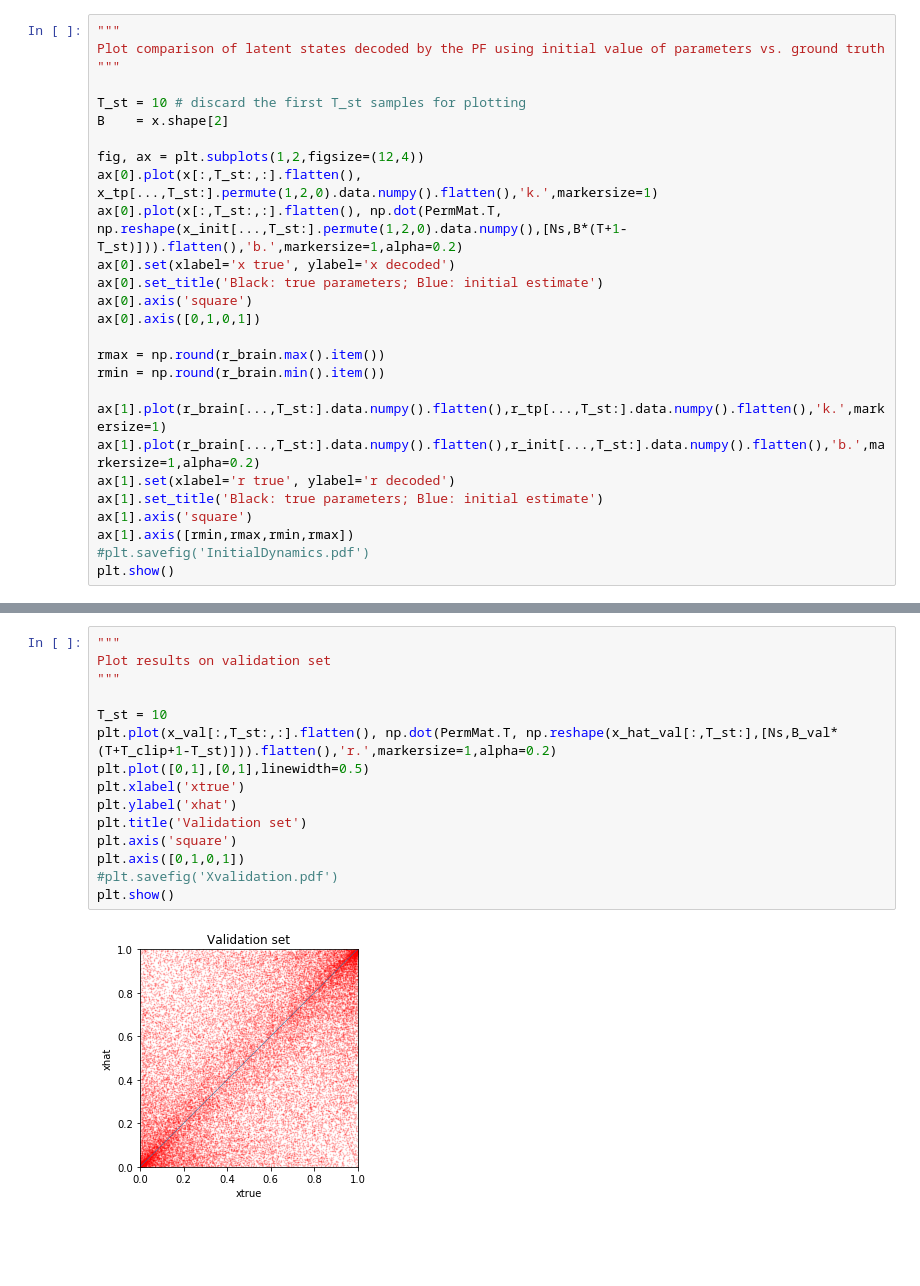
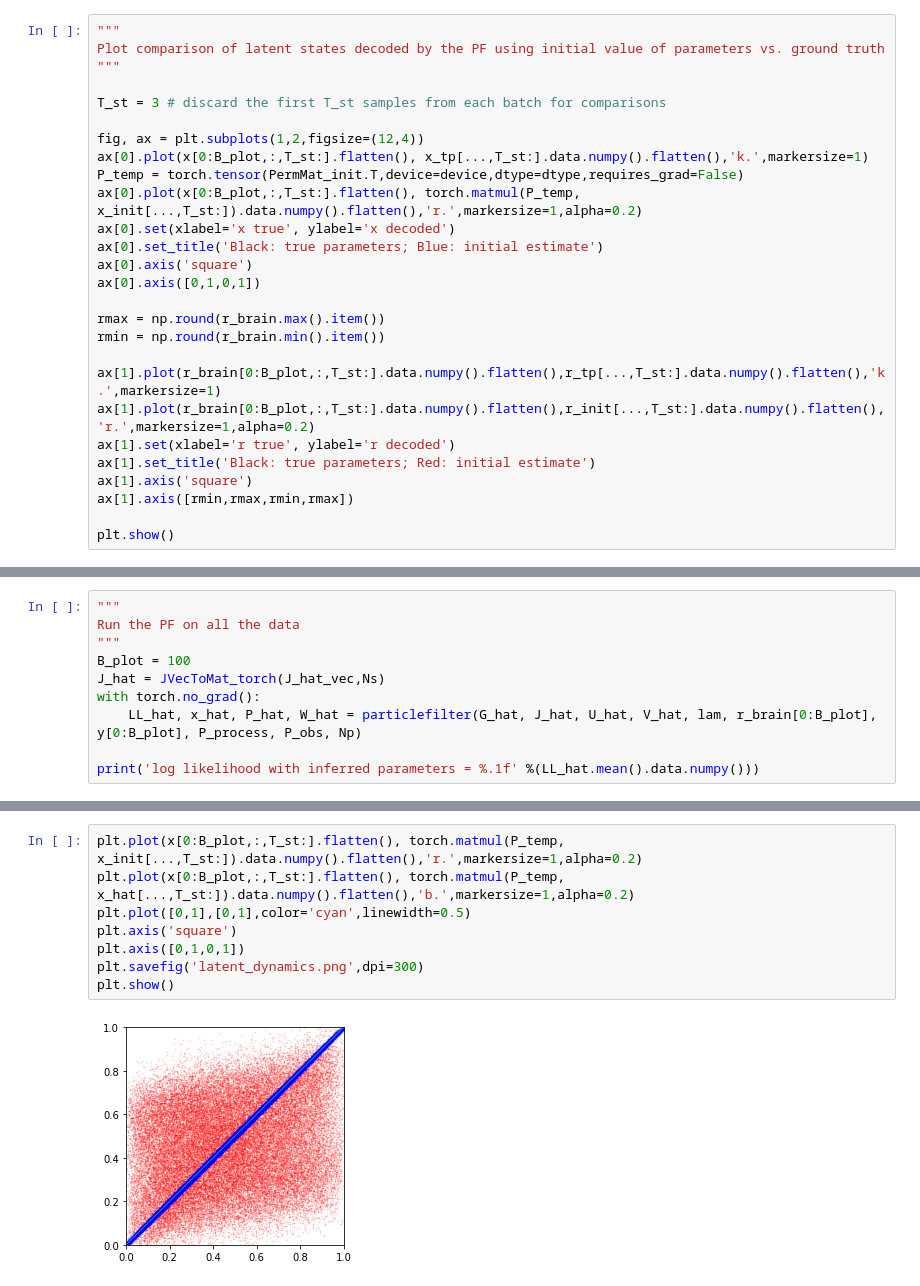
Before and after one commit to XaqLab/InferringInference, a Jupyter notebook: notebooks/PF-experiments.ipynb, the cells around one changed output, grey strips where cells are left out. Cells and saved outputs as stored; diff of their text form; blank space fills up the shorter version.

Commit message:
Optimized, clean implementation of particle EM on TAP brains. Scaled to handle larger TAP brain models.

```diff
--- a/notebooks/PF-experiments.ipynb
+++ b/notebooks/PF-experiments.ipynb
@@ -214,12 +202,12 @@ Likelihood with initial parameters = -83548.82909941395
 Plot comparison of latent states decoded by the PF using initial value of parameters vs. ground truth
 """
 
-T_st = 10 # discard the first T_st samples for plotting
-B    = x.shape[2]
+T_st = 3 # discard the first T_st samples from each batch for comparisons
 
 fig, ax = plt.subplots(1,2,figsize=(12,4))
-ax[0].plot(x[:,T_st:,:].flatten(), x_tp[...,T_st:].permute(1,2,0).data.numpy().flatten(),'k.',markersize=1)
-ax[0].plot(x[:,T_st:,:].flatten(), np.dot(PermMat.T, np.reshape(x_init[...,T_st:].permute(1,2,0).data.numpy(),[Ns,B*(T+1-T_st)])).flatten(),'b.',markersize=1,alpha=0.2)
+ax[0].plot(x[0:B_plot,:,T_st:].flatten(), x_tp[...,T_st:].data.numpy().flatten(),'k.',markersize=1)
+P_temp = torch.tensor(PermMat_init.T,device=device,dtype=dtype,requires_grad=False)
+ax[0].plot(x[0:B_plot,:,T_st:].flatten(), torch.matmul(P_temp, x_init[...,T_st:]).data.numpy().flatten(),'r.',markersize=1,alpha=0.2)
 ax[0].set(xlabel='x true', ylabel='x decoded')
 ax[0].set_title('Black: true parameters; Blue: initial estimate')
 ax[0].axis('square')
@@ -228,12 +216,12 @@ ax[0].axis([0,1,0,1])
 rmax = np.round(r_brain.max().item())
 rmin = np.round(r_brain.min().item())
 
-ax[1].plot(r_brain[...,T_st:].data.numpy().flatten(),r_tp[...,T_st:].data.numpy().flatten(),'k.',markersize=1)
-ax[1].plot(r_brain[...,T_st:].data.numpy().flatten(),r_init[...,T_st:].data.numpy().flatten(),'b.',markersize=1,alpha=0.2)
+ax[1].plot(r_brain[0:B_plot,:,T_st:].data.numpy().flatten(),r_tp[...,T_st:].data.numpy().flatten(),'k.',markersize=1)
+ax[1].plot(r_brain[0:B_plot,:,T_st:].data.numpy().flatten(),r_init[...,T_st:].data.numpy().flatten(),'r.',markersize=1,alpha=0.2)
 ax[1].set(xlabel='r true', ylabel='r decoded')
-ax[1].set_title('Black: true parameters; Blue: initial estimate')
+ax[1].set_title('Black: true parameters; Red: initial estimate')
 ax[1].axis('square')
 ax[1].axis([rmin,rmax,rmin,rmax])
-#plt.savefig('InitialDynamics.pdf')
+
 plt.show()
 # %% [output]
@@ -291,0 +304,10 @@ Time elapsed = 1597.542 s
+# %%
+"""
+Run the PF on all the data
+"""
+B_plot = 100
+J_hat = JVecToMat_torch(J_hat_vec,Ns)
+with torch.no_grad():
+    LL_hat, x_hat, P_hat, W_hat = particlefilter(G_hat, J_hat, U_hat, V_hat, lam, r_brain[0:B_plot], y[0:B_plot], P_process, P_obs, Np)
+
+print('log likelihood with inferred parameters = %.1f' %(LL_hat.mean().data.numpy()))
@@ -424,17 +472,10 @@ for bi in range(B_val):
 # %%
-"""
-Plot results on validation set
-"""
-
-T_st = 10
-plt.plot(x_val[:,T_st:,:].flatten(), np.dot(PermMat.T, np.reshape(x_hat_val[:,T_st:],[Ns,B_val*(T+T_clip+1-T_st)])).flatten(),'r.',markersize=1,alpha=0.2)
-plt.plot([0,1],[0,1],linewidth=0.5)
-plt.xlabel('xtrue')
-plt.ylabel('xhat')
-plt.title('Validation set')
+plt.plot(x[0:B_plot,:,T_st:].flatten(), torch.matmul(P_temp, x_init[...,T_st:]).data.numpy().flatten(),'r.',markersize=1,alpha=0.2)
+plt.plot(x[0:B_plot,:,T_st:].flatten(), torch.matmul(P_temp, x_hat[...,T_st:]).data.numpy().flatten(),'b.',markersize=1,alpha=0.2)
+plt.plot([0,1],[0,1],color='cyan',linewidth=0.5)
 plt.axis('square')
 plt.axis([0,1,0,1])
-#plt.savefig('Xvalidation.pdf')
+plt.savefig('latent_dynamics.png',dpi=300)
 plt.show()
 # %% [output]
-[figure, old version]
+[figure, new version]
```
Also changed, not shown: parts of 24 cells of this notebook, 22 other files.
